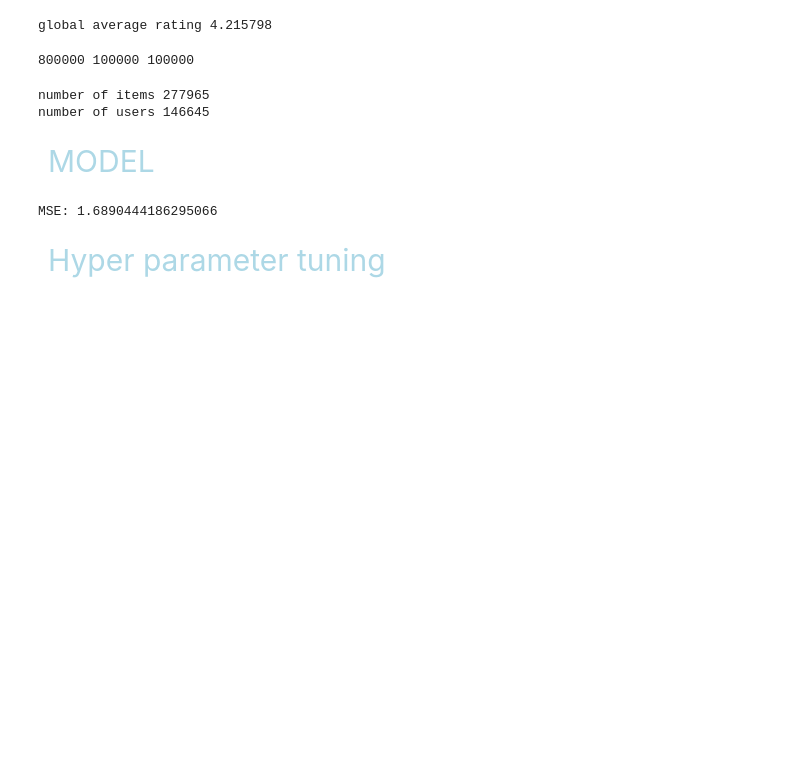
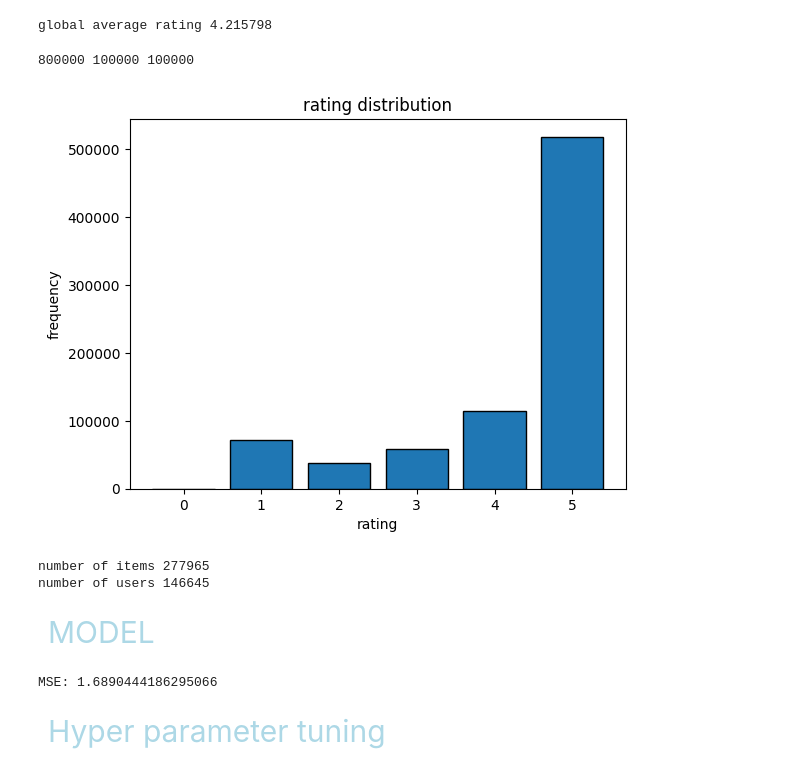
Before and after one commit to daniel3lan/assignment2, a Jupyter notebook: assignment2.ipynb, the cells around one changed output. Drawn from its saved outputs; the diff is of its cells as text; code cells hidden in the pictures; blank space fills up the shorter version.

```diff
--- a/assignment2.ipynb
+++ b/assignment2.ipynb
@@ -68,6 +88,15 @@ ratingsTest = temp[N:]
 print(len(ratingsTrain),len(ratingsValid),len(ratingsTest))
 # %% [output]
 800000 100000 100000
+# %%
+#delete this later just to check the distribution of the ratings in Train set
+plt.hist([rating for _,_,rating in ratingsTrain], bins=[0, 1, 2, 3, 4, 5, 6], edgecolor='black', align='left', rwidth=0.8)
+plt.title("rating distribution")
+plt.xlabel("rating")
+plt.ylabel("frequency")
+plt.show()
+# %% [output]
+[figure, added]
 # %%
 usersPerItem = defaultdict(set)
 itemsPerUser = defaultdict(set)
```
Also changed, not shown: parts of 13 cells of this notebook.
